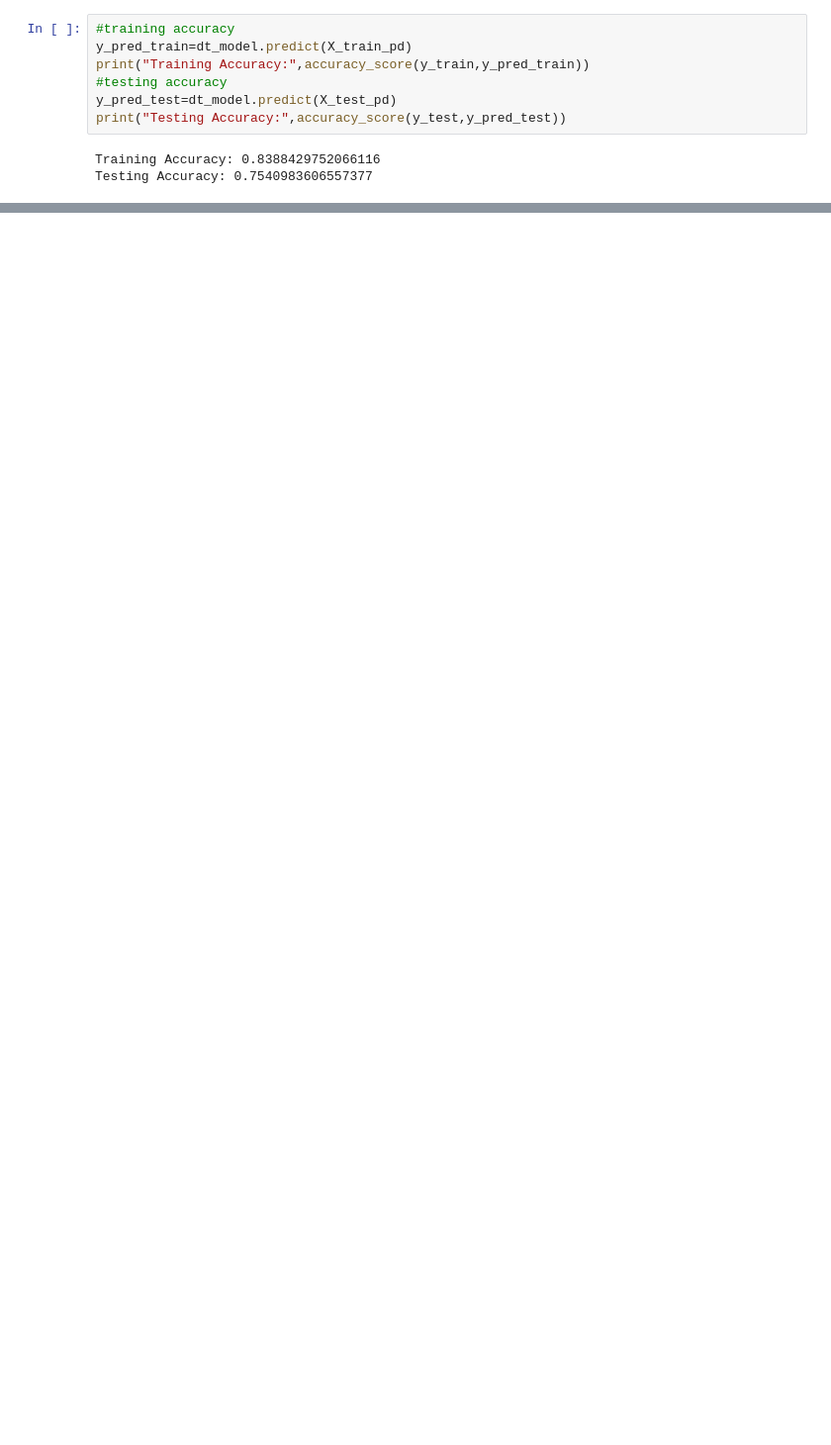
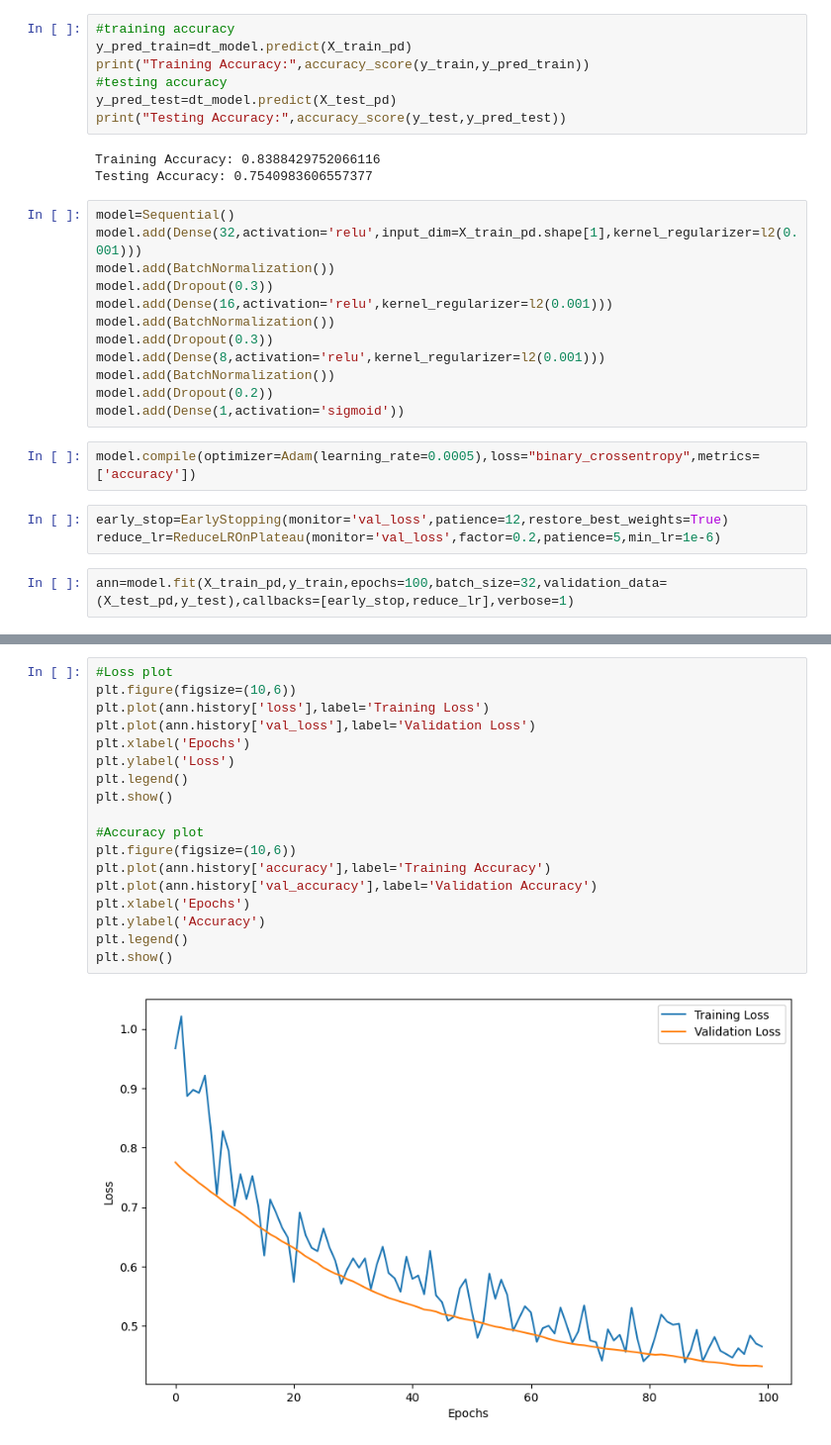
Before and after one commit to ankita14-p/Heart-Disease-Prediction, a Jupyter notebook: Heartdiseaseprediction.ipynb, the cells around one changed output, grey strips where cells are left out. Shown at 99% size. Cells and saved outputs as stored; diff of their text form; blank space fills up the shorter version.

```diff
--- a/Heartdiseaseprediction.ipynb
+++ b/Heartdiseaseprediction.ipynb
@@ -402,3 +403,22 @@ print("Testing Accuracy:",accuracy_score(y_test,y_pred_test))
 # %% [output]
 Training Accuracy: 0.8388429752066116
 Testing Accuracy: 0.7540983606557377
+# %%
+model=Sequential()
+model.add(Dense(32,activation='relu',input_dim=X_train_pd.shape[1],kernel_regularizer=l2(0.001)))
+model.add(BatchNormalization())
+model.add(Dropout(0.3))
+model.add(Dense(16,activation='relu',kernel_regularizer=l2(0.001)))
+model.add(BatchNormalization())
+model.add(Dropout(0.3))
+model.add(Dense(8,activation='relu',kernel_regularizer=l2(0.001)))
+model.add(BatchNormalization())
+model.add(Dropout(0.2))
+model.add(Dense(1,activation='sigmoid'))
+# %%
+model.compile(optimizer=Adam(learning_rate=0.0005),loss="binary_crossentropy",metrics=['accuracy'])
+# %%
+early_stop=EarlyStopping(monitor='val_loss',patience=12,restore_best_weights=True)
+reduce_lr=ReduceLROnPlateau(monitor='val_loss',factor=0.2,patience=5,min_lr=1e-6)
+# %%
+ann=model.fit(X_train_pd,y_train,epochs=100,batch_size=32,validation_data=(X_test_pd,y_test),callbacks=[early_stop,reduce_lr],verbose=1)
@@ -404,0 +443,20 @@ Testing Accuracy: 0.7540983606557377
+# %%
+#Loss plot
+plt.figure(figsize=(10,6))
+plt.plot(ann.history['loss'],label='Training Loss')
+plt.plot(ann.history['val_loss'],label='Validation Loss')
+plt.xlabel('Epochs')
+plt.ylabel('Loss')
+plt.legend()
+plt.show()
+
+#Accuracy plot
+plt.figure(figsize=(10,6))
+plt.plot(ann.history['accuracy'],label='Training Accuracy')
+plt.plot(ann.history['val_accuracy'],label='Validation Accuracy')
+plt.xlabel('Epochs')
+plt.ylabel('Accuracy')
+plt.legend()
+plt.show()
+# %% [output]
+[figure, added]
```
Also changed, not shown: parts of 94 cells of this notebook.
